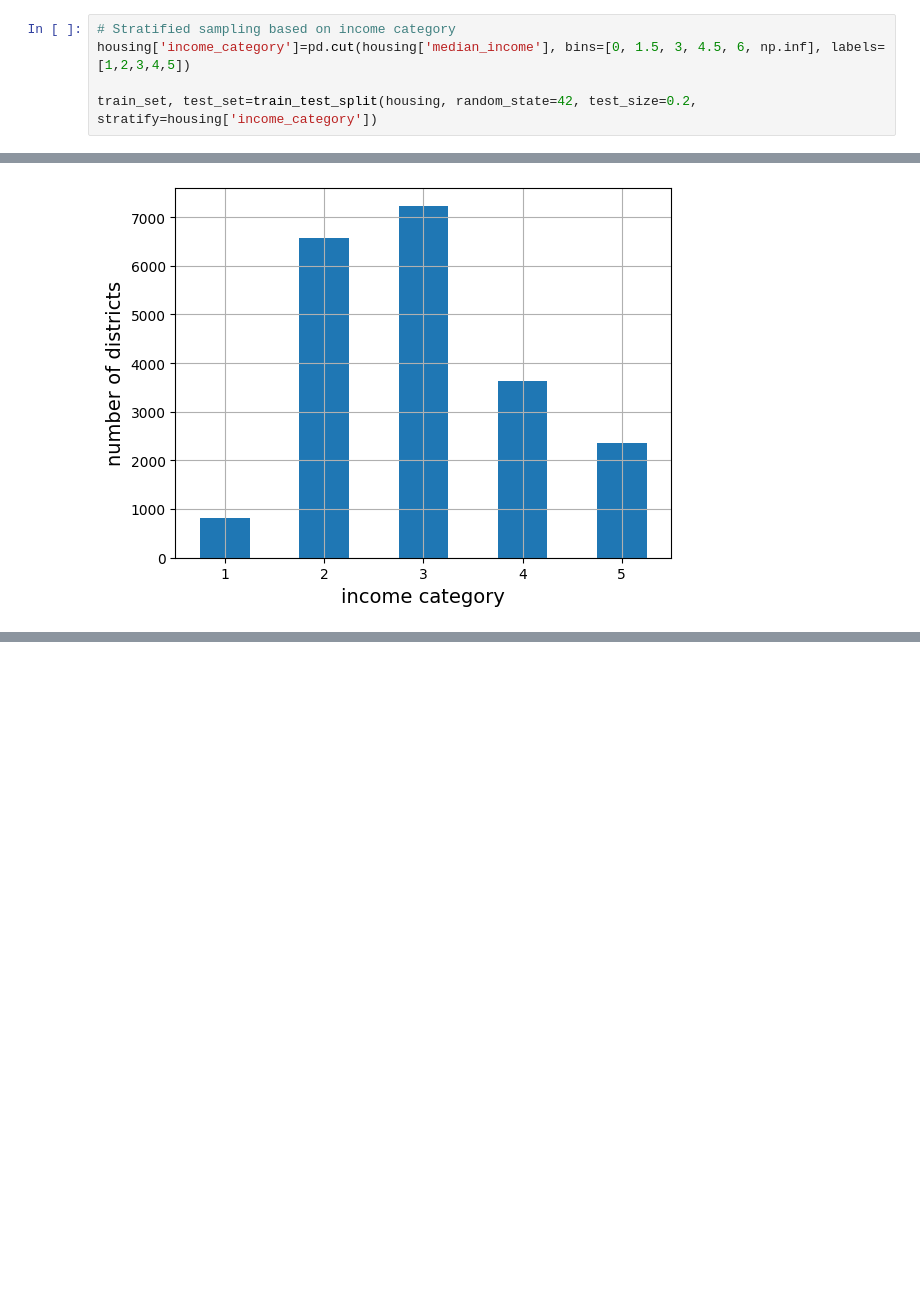
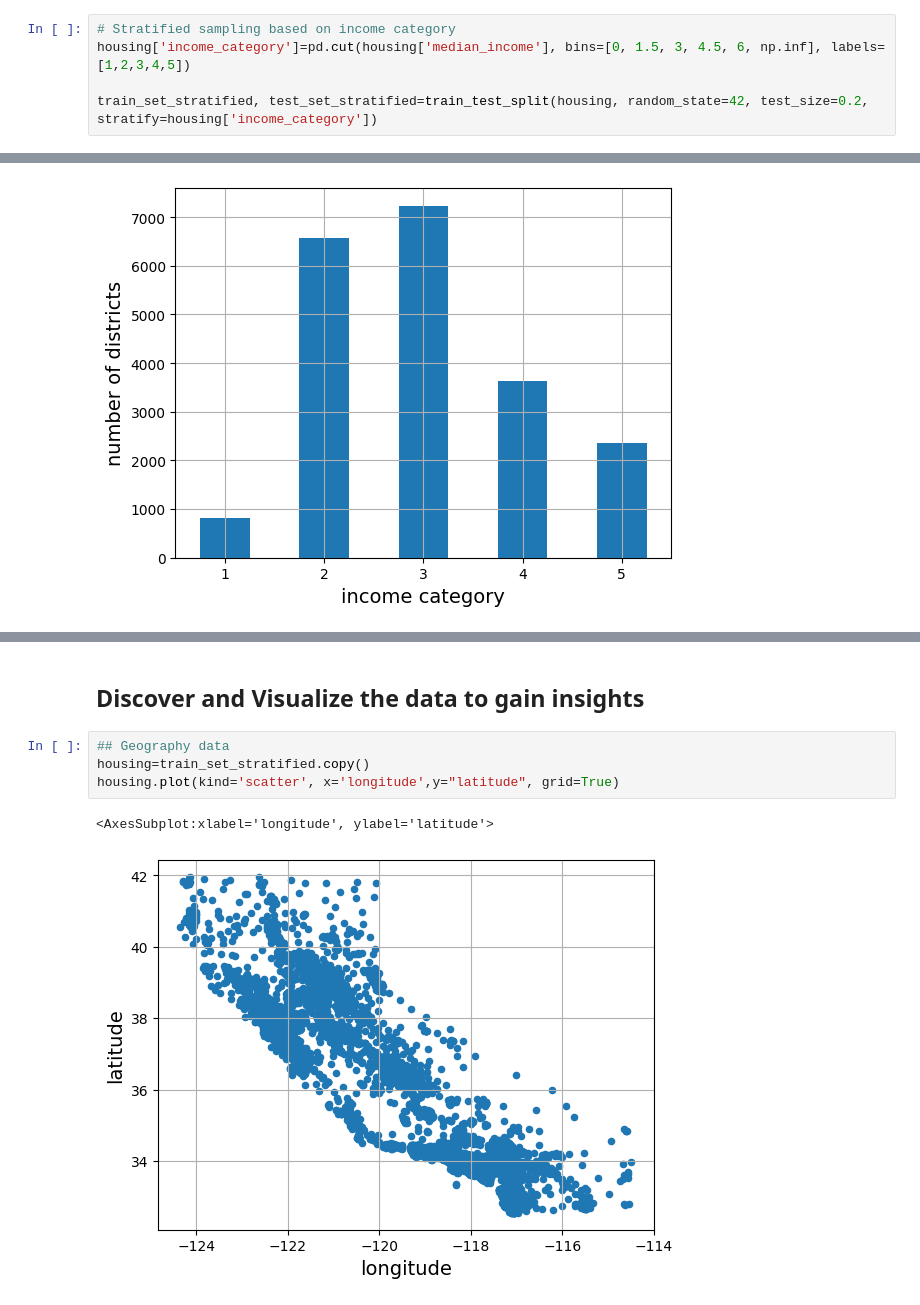
Before and after one commit to MulanSchneeberg/Hands-On-Machine-Learning_3rd, a Jupyter notebook: 02.End to End Machine Learning Project/Chapter 2_recreate.ipynb, the cells around one changed output, grey strips where cells are left out. Saved outputs shown, nothing was run; the diff lists cells and outputs as text; blank space fills up the shorter version.

```diff
--- a/02.End to End Machine Learning Project/Chapter 2_recreate.ipynb
+++ b/02.End to End Machine Learning Project/Chapter 2_recreate.ipynb
@@ -230,7 +230,7 @@ print(proba_too_small + proba_too_large)
 # Stratified sampling based on income category
 housing['income_category']=pd.cut(housing['median_income'], bins=[0, 1.5, 3, 4.5, 6, np.inf], labels=[1,2,3,4,5])
 
-train_set, test_set=train_test_split(housing, random_state=42, test_size=0.2, stratify=housing['income_category'])
+train_set_stratified, test_set_stratified=train_test_split(housing, random_state=42, test_size=0.2, stratify=housing['income_category'])
 # %%
 housing['income_category'].value_counts().sort_index().plot.bar(grid=True, rot=0)# rot meaning rotation
 plt.xlabel('income category')
@@ -241,0 +341,9 @@ plt.show()
+# %% [markdown]
+## Discover and Visualize the data to gain insights
+# %%
+## Geography data
+housing=train_set_stratified.copy()
+housing.plot(kind='scatter', x='longitude',y="latitude", grid=True)
+# %% [output]
+<AxesSubplot:xlabel='longitude', ylabel='latitude'>
+[figure, added]
```
Also changed, not shown: parts of 27 cells of this notebook, 3 other files.
